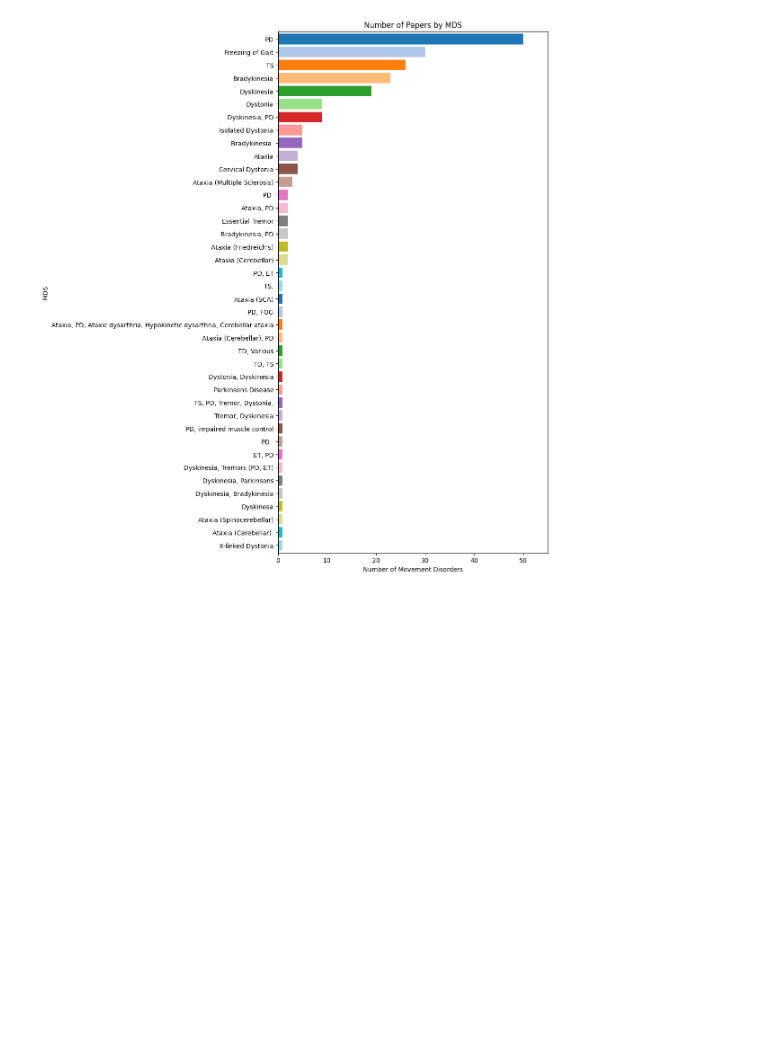
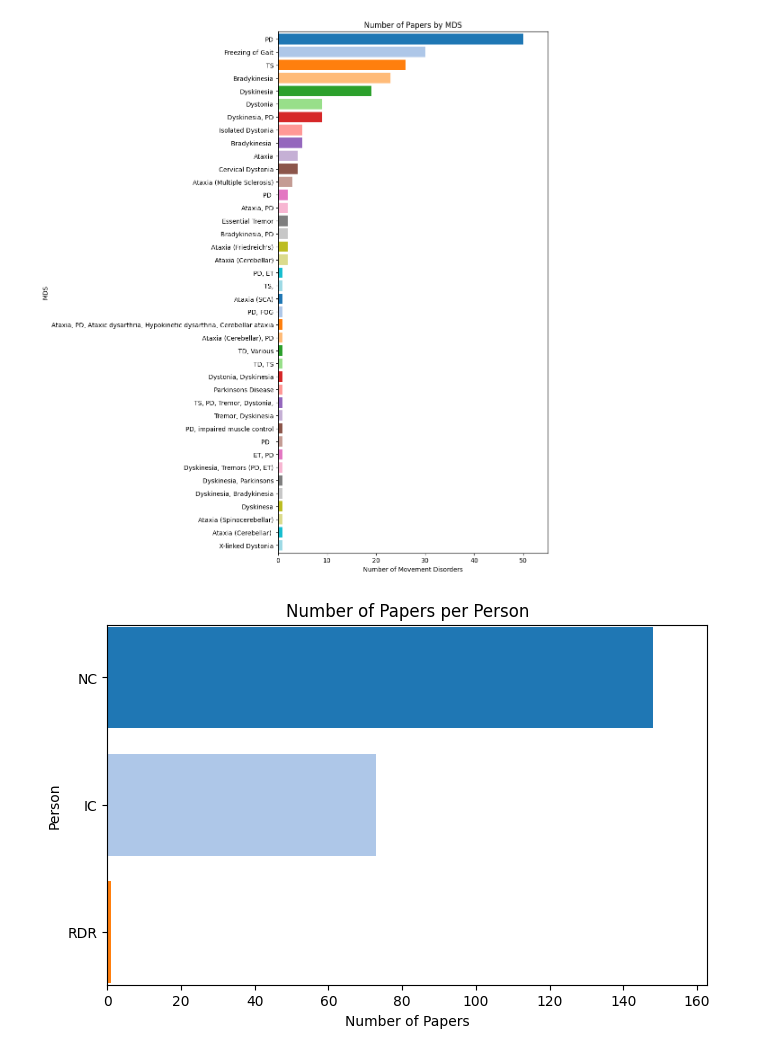
Before and after one commit to rdiazrincon/ai_mds, a Jupyter notebook: ai_mds.ipynb, the cells around one changed output. Drawn from its saved outputs; the diff is of its cells as text; code cells hidden in the pictures; blank space fills up the shorter version.

Commit message:
Add Papers per Person

```diff
--- a/ai_mds.ipynb
+++ b/ai_mds.ipynb
@@ -101,3 +107,25 @@ plt.gca().invert_yaxis()
 plt.show()
 # %% [output]
 [figure]
+# %%
+# Plot the horizontal bar graph with spacing between bars
+person_counts = df['Person'].value_counts()
+
+plt.figure(figsize=(10, 8))
+plt.barh(person_counts.index, person_counts.values, color=cm.tab20.colors[:len(person_counts)])
+# Set the x-axis label
+max_count = person_counts.max()
+plt.xlim(0, max_count + max_count * 0.1)
+plt.margins(y=0.005)
+# Labels and title with padding
+plt.xlabel('Number of Papers')
+plt.ylabel('Person')
+plt.title('Number of Papers per Person')
+
+# Increase spacing between plot elements if needed
+plt.subplots_adjust(left=0.3, right=0.9, top=0.5, bottom=0.05)
+# Optional: invert y-axis for descending order
+plt.gca().invert_yaxis()
+plt.show()
+# %% [output]
+[figure, added]
```
Also changed, not shown: parts of 1 cell of this notebook.
